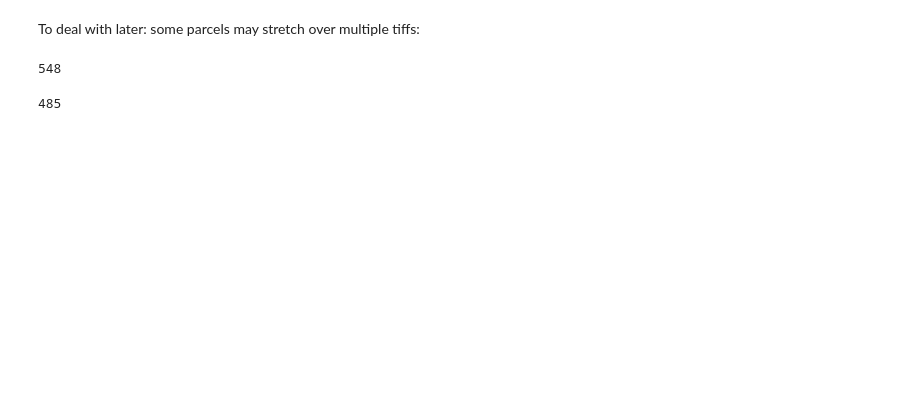
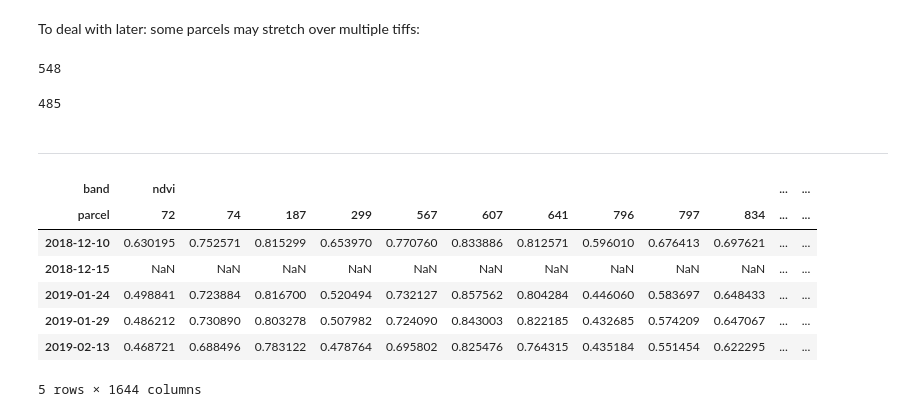
Before and after one commit to GarnierAdrian/MVA-rs-project, a Jupyter notebook: helper.ipynb, the cells around one changed output. Saved outputs shown, nothing was run; the diff lists cells and outputs as text; code cells hidden in the pictures; blank space fills up the shorter version.

Commit message:
add index time series

```diff
--- a/helper.ipynb
+++ b/helper.ipynb
@@ -159,8 +167,41 @@ def time_series(data_dir, ground_truth_dir, coordinates, agg_fn=np.mean):
+# %%
+def index_time_series(data_dir, ground_truth_dir, coordinates, indices, agg_fn=np.mean):
+
+  # store data in a dict (to be converted to pd.DataFrame later)
+  data = defaultdict(lambda: defaultdict(lambda: defaultdict(lambda: np.nan)))
+
+  band_list = set(bb for b in indices.values() for bb in b if isinstance(bb, str))
+
+  for coordinate in coordinates:
+    parcel_ids = rasterio.open(os.path.join(ground_truth_dir, coordinate+'.tif')).read(3)
+
+    for date in set(f.split('_')[-2].split('/')[-1] for f in glob.iglob(os.path.join(data_dir, coordinate, '*_B*.tif'))):
+
+      bands = {}
+      for band in band_list:
+        bands[band] = rasterio.open(os.path.join(data_dir, coordinate, f'{date}_{band}.tif')).read(1)/10000
+
+      date = datetime.datetime.strptime(date, '%Y%m%d').date()
+      imgs = {}
+      for index, (band1, band2, fun) in indices.items():
+        img = fun(bands[band1], bands[band2])
+        for id in np.unique(parcel_ids):
+          value = agg_fn(img[parcel_ids == id])
+          data[coordinate][(index,id)][date] = value
+
+  return data
 # %%
 data = time_series(
     data_dir='data/sentinel-2',
     ground_truth_dir='data/ground_truth',
     coordinates=[os.path.basename(d) for d in glob.iglob('data/sentinel-2/*')])
+# %%
+index_data = index_time_series(
+    data_dir='data/sentinel-2',
+    ground_truth_dir='data/ground_truth',
+    coordinates=[os.path.basename(d) for d in glob.iglob('data/sentinel-2/*')],
+    indices=indices,
+)
 # %%
 import pickle
 # %%
@@ -169,5 +210,5 @@ def default_to_regular(d):
     d = {k: default_to_regular(v) for k, v in d.items()}
   return d
 # %%
-with open('data.pkl', 'wb') as f:
-  pickle.dump(default_to_regular(data), f)
+with open('index_data.pkl', 'wb') as f:
+  pickle.dump(default_to_regular(index_data), f)
@@ -204,3 +227,20 @@ len(all_ids)
 len(set(all_ids))
 # %% [output]
 485
+# %% [markdown]
+---
+# %%
+with open('index_data.pkl', 'rb') as f:
+  index_data = pickle.load(f)
+# %%
+df = pd.concat([pd.DataFrame(v, columns=pd.MultiIndex.from_tuples(v.keys(), names=["band", "parcel"])) for v in index_data.values()], axis='columns').sort_index()
+df.head()
+# %% [output]
+| band | ndvi |  |  |  |  |  |  |  |  |  | ... | ... |
+| parcel | 72 | 74 | 187 | 299 | 567 | 607 | 641 | 796 | 797 | 834 | ... | ... |
+| 2018-12-10 | 0.630195 | 0.752571 | 0.815299 | 0.653970 | 0.770760 | 0.833886 | 0.812571 | 0.596010 | 0.676413 | 0.697621 | ... | ... |
+| 2018-12-15 | NaN | NaN | NaN | NaN | NaN | NaN | NaN | NaN | NaN | NaN | ... | ... |
+| 2019-01-24 | 0.498841 | 0.723884 | 0.816700 | 0.520494 | 0.732127 | 0.857562 | 0.804284 | 0.446060 | 0.583697 | 0.648433 | ... | ... |
+| 2019-01-29 | 0.486212 | 0.730890 | 0.803278 | 0.507982 | 0.724090 | 0.843003 | 0.822185 | 0.432685 | 0.574209 | 0.647067 | ... | ... |
+| 2019-02-13 | 0.468721 | 0.688496 | 0.783122 | 0.478764 | 0.695802 | 0.825476 | 0.764315 | 0.435184 | 0.551454 | 0.622295 | ... | ... |
+5 rows × 1644 columns
```
Also changed, not shown: parts of 8 cells of this notebook, 1 other file.
